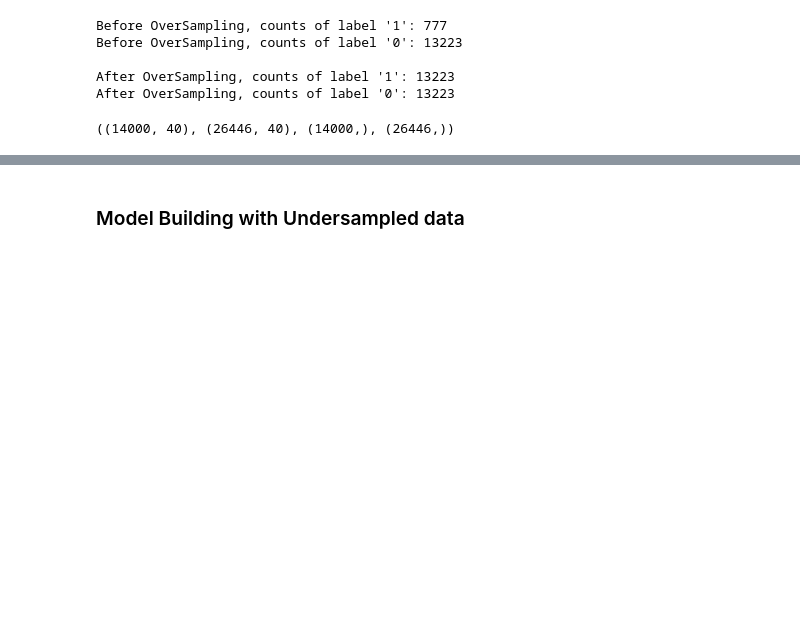
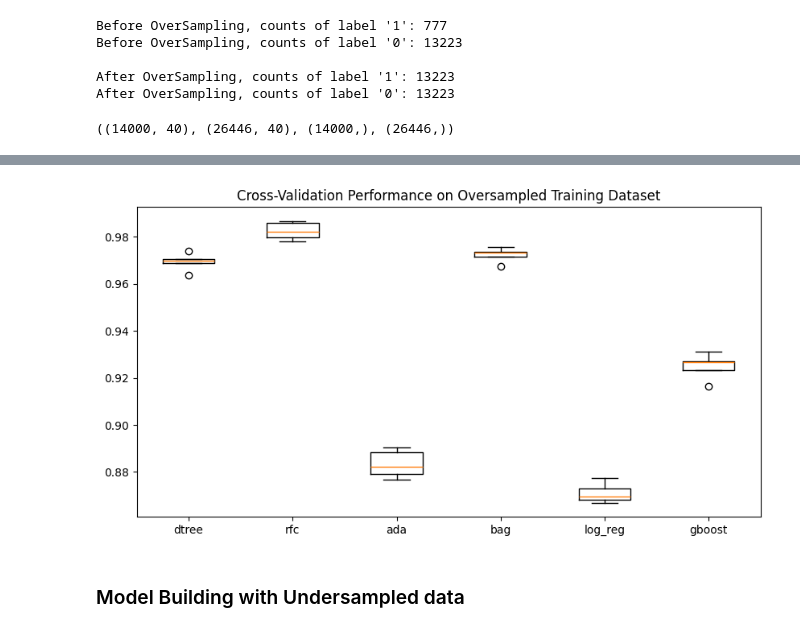
Before and after one commit to NoahMorgenstein/Model-Tuning-Pipelines, a Jupyter notebook: Noah_Morgenstein_Renewind.ipynb, the cells around one changed output, grey strips where cells are left out. Saved outputs shown, nothing was run; the diff lists cells and outputs as text; code cells hidden in the pictures; blank space fills up the shorter version.

```diff
--- a/Noah_Morgenstein_Renewind.ipynb
+++ b/Noah_Morgenstein_Renewind.ipynb
@@ -534,6 +548,7 @@ models.append(("rfc", RandomForestClassifier(random_state=1)))
 models.append(("ada", AdaBoostClassifier(random_state=1)))
 models.append(("bag", BaggingClassifier(random_state=1)))
 models.append(("log_reg", LogisticRegression(random_state=1)))
+models.append(("gboost", GradientBoostingClassifier(random_state=1)))
 
 results1 = []  # Empty list to store all model's CV scores
 names = []  # Empty list to store name of the models
@@ -563,3 +594,12 @@ NameError: name 'DecisionTreeClassifier' is not defined
+# %%
+#Create a boxplot to visualize CV scores with Oversampling
+plt.figure(figsize=(10, 5))
+plt.boxplot(results1)
+plt.xticks(range(1, 7), names)
+plt.title("Cross-Validation Performance on Oversampled Training Dataset")
+plt.show()
+# %% [output]
+[figure, added]
 # %% [markdown]
 ### Model Building with Undersampled data
 # %%
```
Also changed, not shown: parts of 39 cells of this notebook.
